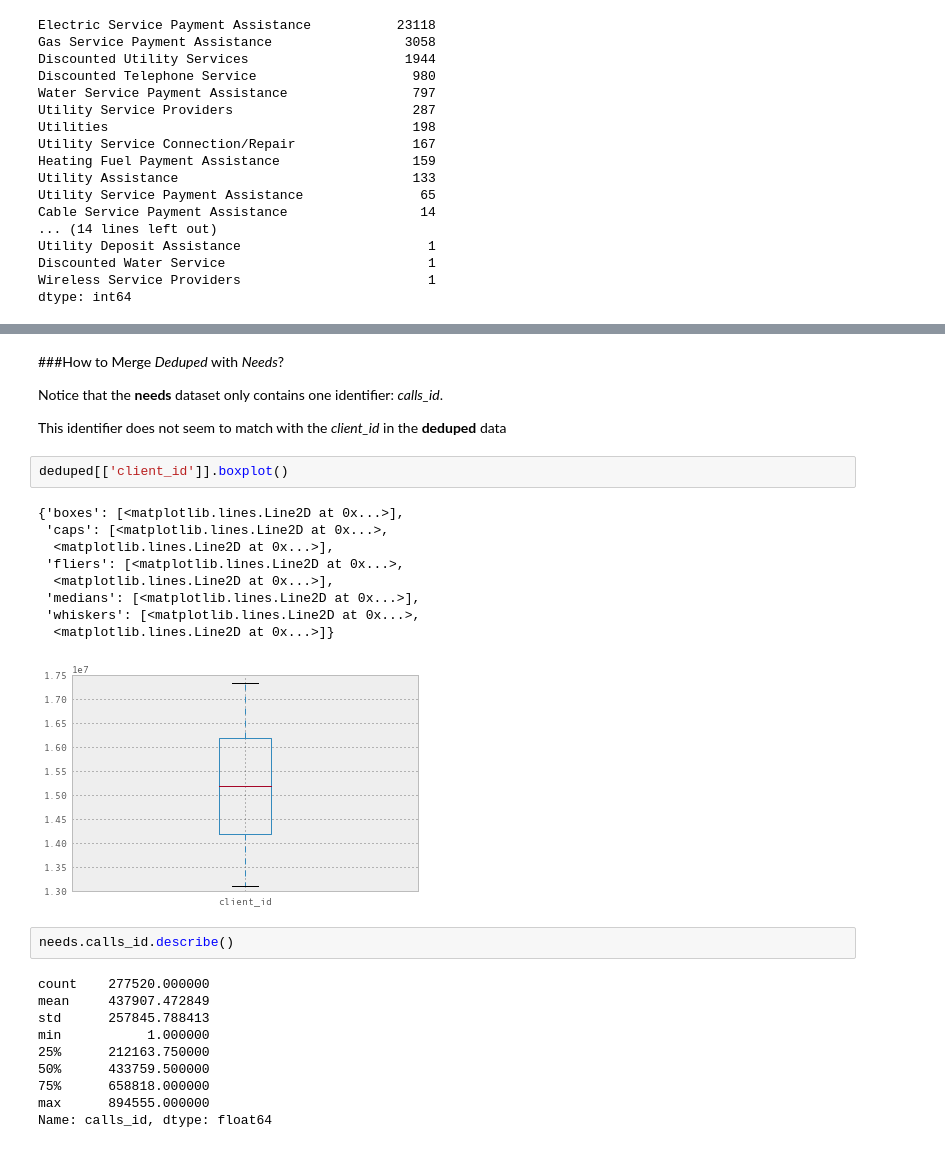
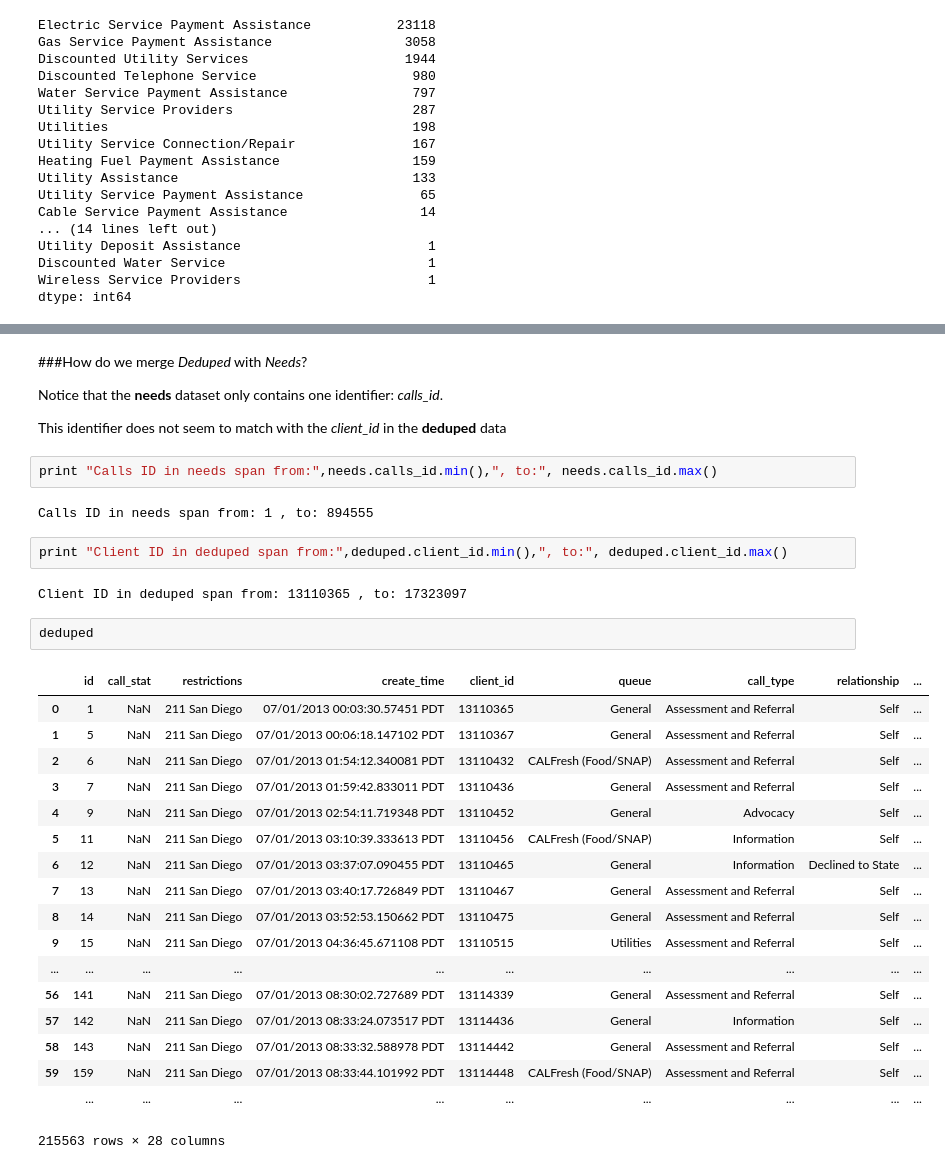
Before and after one commit to sandiegodata-projects/211sandiego-org-17-call_analysis, a Jupyter notebook: analysts/Profiles.ipynb, the cells around one changed output, grey strips where cells are left out. Drawn from its saved outputs; the diff is of its cells as text.

```diff
--- a/analysts/Profiles.ipynb
+++ b/analysts/Profiles.ipynb
@@ -96,30 +94,35 @@ dtype: int64
 # %% [markdown]
-###How to Merge *Deduped* with *Needs*?
+###How do we merge *Deduped* with *Needs*?
 
 Notice that the **needs** dataset only contains one identifier: *calls_id*.
 
 This identifier does not seem to match with the *client_id* in the **deduped** data
+# %%
+print "Calls ID in needs span from:",needs.calls_id.min(),", to:", needs.calls_id.max()
+# %% [output]
+Calls ID in needs span from: 1 , to: 894555
+# %%
+print "Client ID in deduped span from:",deduped.client_id.min(),", to:", deduped.client_id.max()
+# %% [output]
+Client ID in deduped span from: 13110365 , to: 17323097
 # %%
-deduped[['client_id']].boxplot()
+deduped
 # %% [output]
+|  | id | call_stat | restrictions | create_time | client_id | queue | call_type | relationship | ... |
+| 0 | 1 | NaN | 211 San Diego | 07/01/2013 00:03:30.57451 PDT | 13110365 | General | Assessment and Referral | Self | ... |
+| 1 | 5 | NaN | 211 San Diego | 07/01/2013 00:06:18.147102 PDT | 13110367 | General | Assessment and Referral | Self | ... |
+| 2 | 6 | NaN | 211 San Diego | 07/01/2013 01:54:12.340081 PDT | 13110432 | CALFresh (Food/SNAP) | Assessment and Referral | Self | ... |
+| 3 | 7 | NaN | 211 San Diego | 07/01/2013 01:59:42.833011 PDT | 13110436 | General | Assessment and Referral | Self | ... |
+| 4 | 9 | NaN | 211 San Diego | 07/01/2013 02:54:11.719348 PDT | 13110452 | General | Advocacy | Self | ... |
+| 5 | 11 | NaN | 211 San Diego | 07/01/2013 03:10:39.333613 PDT | 13110456 | CALFresh (Food/SNAP) | Information | Self | ... |
+| 6 | 12 | NaN | 211 San Diego | 07/01/2013 03:37:07.090455 PDT | 13110465 | General | Information | Declined to State | ... |
+| 7 | 13 | NaN | 211 San Diego | 07/01/2013 03:40:17.726849 PDT | 13110467 | General | Assessment and Referral | Self | ... |
+| 8 | 14 | NaN | 211 San Diego | 07/01/2013 03:52:53.150662 PDT | 13110475 | General | Assessment and Referral | Self | ... |
+| 9 | 15 | NaN | 211 San Diego | 07/01/2013 04:36:45.671108 PDT | 13110515 | Utilities | Assessment and Referral | Self | ... |
+| ... | ... | ... | ... | ... | ... | ... | ... | ... | ... |
+| 56 | 141 | NaN | 211 San Diego | 07/01/2013 08:30:02.727689 PDT | 13114339 | General | Assessment and Referral | Self | ... |
+| 57 | 142 | NaN | 211 San Diego | 07/01/2013 08:33:24.073517 PDT | 13114436 | General | Information | Self | ... |
+| 58 | 143 | NaN | 211 San Diego | 07/01/2013 08:33:32.588978 PDT | 13114442 | General | Assessment and Referral | Self | ... |
+| 59 | 159 | NaN | 211 San Diego | 07/01/2013 08:33:44.101992 PDT | 13114448 | CALFresh (Food/SNAP) | Assessment and Referral | Self | ... |
+|  | ... | ... | ... | ... | ... | ... | ... | ... | ... |
-{'boxes': [<matplotlib.lines.Line2D at 0x...>],
- 'caps': [<matplotlib.lines.Line2D at 0x...>,
-  <matplotlib.lines.Line2D at 0x...>],
- 'fliers': [<matplotlib.lines.Line2D at 0x...>,
-  <matplotlib.lines.Line2D at 0x...>],
- 'medians': [<matplotlib.lines.Line2D at 0x...>],
- 'whiskers': [<matplotlib.lines.Line2D at 0x...>,
-  <matplotlib.lines.Line2D at 0x...>]}
+215563 rows × 28 columns
-[figure, removed]
-# %%
-needs.calls_id.describe()
-# %% [output]
-count    277520.000000
-mean     437907.472849
-std      257845.788413
-min           1.000000
-25%      212163.750000
-50%      433759.500000
-75%      658818.000000
-max      894555.000000
-Name: calls_id, dtype: float64
```
Also changed, not shown: parts of 8 cells of this notebook.
